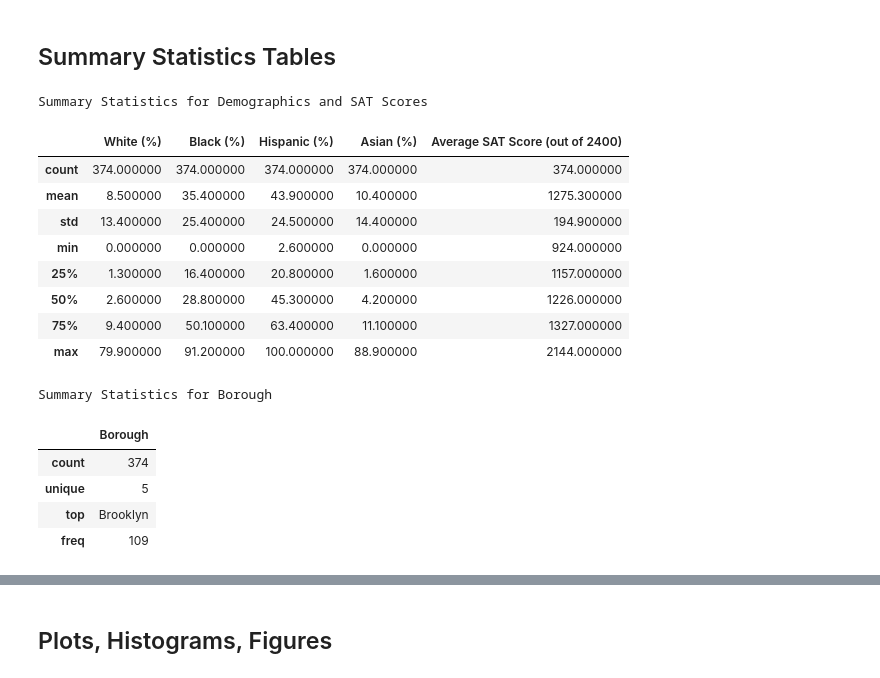
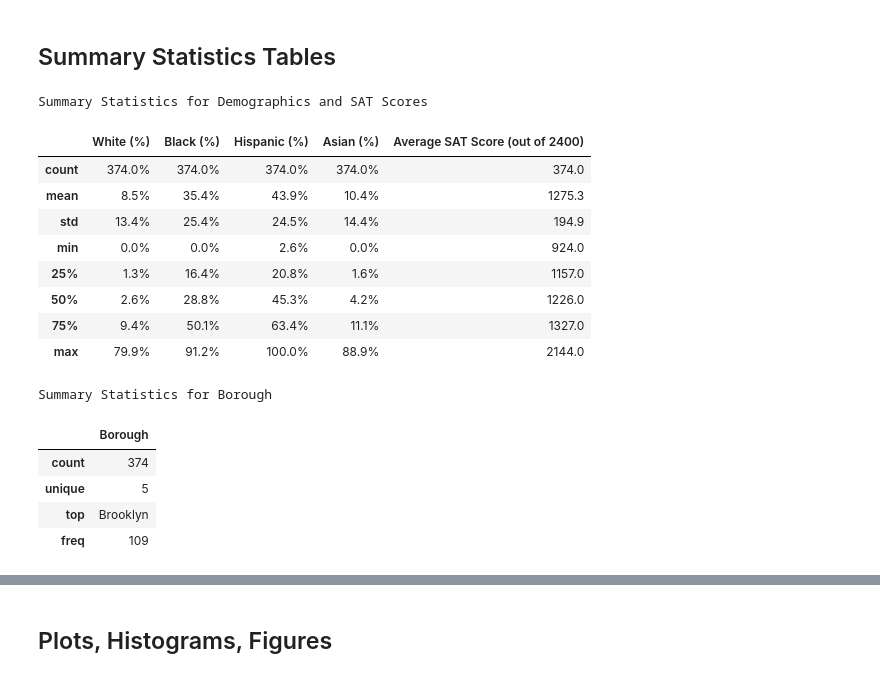
Before and after one commit to ECO225-W2024/project-one-code-hannahyu07, a Jupyter notebook: Project 1 Code.ipynb, the cells around one changed output, grey strips where cells are left out. Cells and saved outputs as stored; diff of their text form; code cells hidden in the pictures.

```diff
--- a/Project 1 Code.ipynb
+++ b/Project 1 Code.ipynb
@@ -183,6 +185,9 @@ print(cleaned_score.head())
 # %% [markdown]
 ## Summary Statistics Tables
 # %%
+
+
+
 # Calculate summary statistics for variables of interest
 summary_stats = cleaned_score[['White', 'Black', 'Hispanic', 'Asian', 'Total Average Score']].describe()
 # Rename columns and add '%' symbol
@@ -191,42 +196,43 @@ summary_stats.rename(columns={
     'Black': 'Black (%)',
     'Hispanic': 'Hispanic (%)',
     'Asian': 'Asian (%)',
     'Total Average Score': 'Average SAT Score (out of 2400)'
 }, inplace=True)
 # Customize styling for the summary statistics table
 summary_stats_styled = summary_stats.style.format({
     'White (%)': '{:.1f}%',
     'Black (%)': '{:.1f}%',
     'Hispanic (%)': '{:.1f}%',
     'Asian (%)': '{:.1f}%',
     'Average SAT Score (out of 2400)': '{:.1f}'
 })
-summary_stats_styled = summary_stats.style.set_caption('<h1><b>Summary Statistics for Demographics and SAT Scores')
+summary_stats_styled = summary_stats_styled.set_caption('<h1><b>Summary Statistics for Demographics and SAT Scores')
 
 # Display the styled summary statistics table
 display(summary_stats_styled)
+
 
 
 
 # Calculate summary statistics for the 'Borough' column
 summary_borough = cleaned_score[['Borough']].describe()
 
 # Customize styling for the 'Borough' summary table
 summary_borough_styled = summary_borough.style.set_caption('<h1><b>Summary Statistics for Borough')
 
 # Display the styled 'Borough' summary table
 display(summary_borough_styled)
 # %% [output]
 Summary Statistics for Demographics and SAT Scores
 |  | White (%) | Black (%) | Hispanic (%) | Asian (%) | Average SAT Score (out of 2400) |
-| count | 374.000000 | 374.000000 | 374.000000 | 374.000000 | 374.000000 |
-| mean | 8.500000 | 35.400000 | 43.900000 | 10.400000 | 1275.300000 |
-| std | 13.400000 | 25.400000 | 24.500000 | 14.400000 | 194.900000 |
-| min | 0.000000 | 0.000000 | 2.600000 | 0.000000 | 924.000000 |
-| 25% | 1.300000 | 16.400000 | 20.800000 | 1.600000 | 1157.000000 |
-| 50% | 2.600000 | 28.800000 | 45.300000 | 4.200000 | 1226.000000 |
-| 75% | 9.400000 | 50.100000 | 63.400000 | 11.100000 | 1327.000000 |
-| max | 79.900000 | 91.200000 | 100.000000 | 88.900000 | 2144.000000 |
+| count | 374.0% | 374.0% | 374.0% | 374.0% | 374.0 |
+| mean | 8.5% | 35.4% | 43.9% | 10.4% | 1275.3 |
+| std | 13.4% | 25.4% | 24.5% | 14.4% | 194.9 |
+| min | 0.0% | 0.0% | 2.6% | 0.0% | 924.0 |
+| 25% | 1.3% | 16.4% | 20.8% | 1.6% | 1157.0 |
+| 50% | 2.6% | 28.8% | 45.3% | 4.2% | 1226.0 |
+| 75% | 9.4% | 50.1% | 63.4% | 11.1% | 1327.0 |
+| max | 79.9% | 91.2% | 100.0% | 88.9% | 2144.0 |
 Summary Statistics for Borough
 |  | Borough |
 | count | 374 |
```
Also changed, not shown: parts of 8 cells of this notebook.
